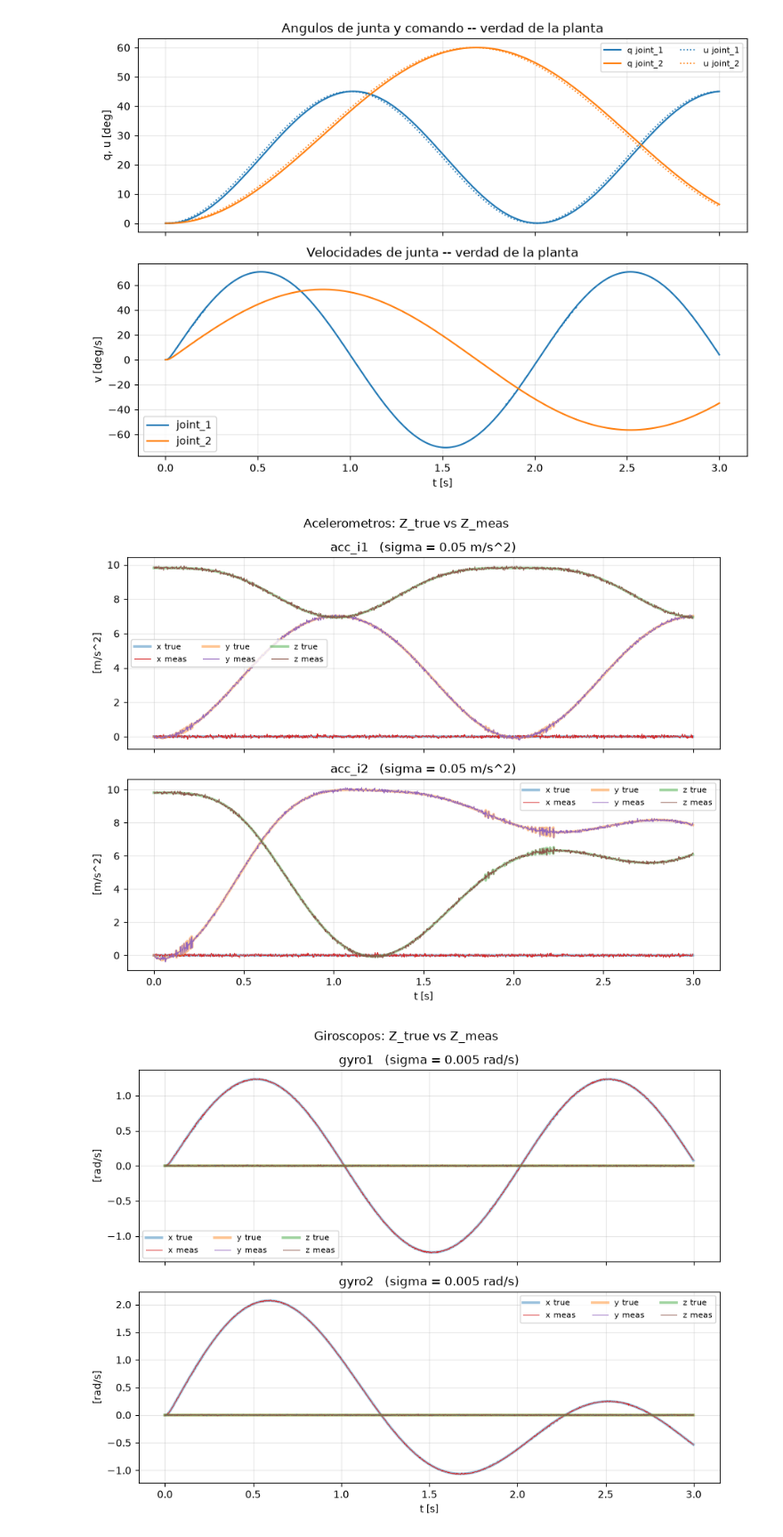
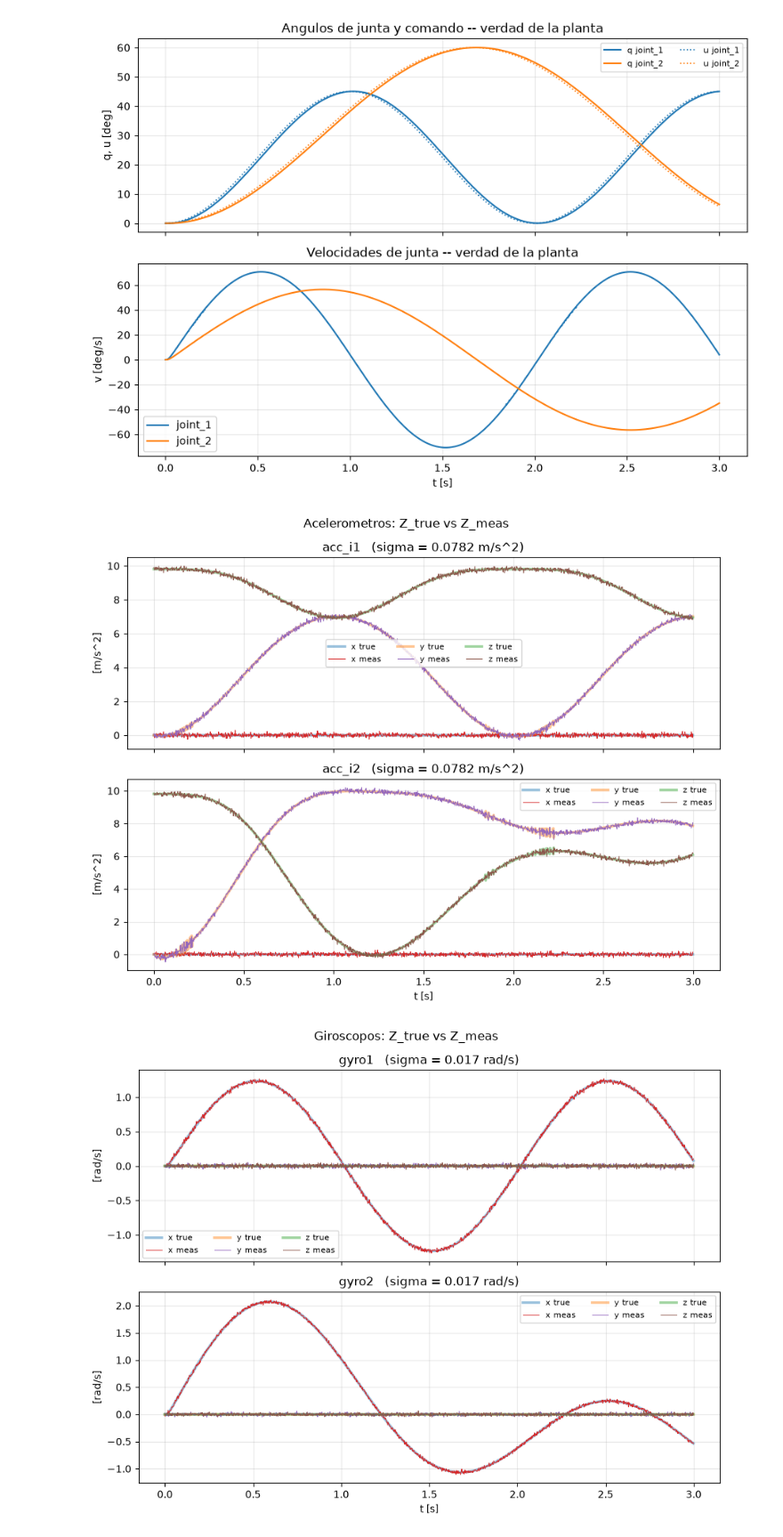
Before and after one commit to andrademarique-cpu/preERP, a Jupyter notebook: notebooks/finger_imu_toolkit.ipynb, the cells around one changed output. Shown at 89% size. Cells and saved outputs as stored; diff of their text form; code cells hidden in the pictures.

```diff
--- a/notebooks/finger_imu_toolkit.ipynb
+++ b/notebooks/finger_imu_toolkit.ipynb
@@ -263,0 +165,13 @@ IMU = 12 canales, filas [ 3  4  5  6  7  8 12 13 14 15 16 17]
+# %%
+from erp.sensors.mujoco import sensor_slice, rows_of
+
+# Define the sensor suite for this specific experiment
+IMU = ("acc_i1", "gyro1", "acc_i2", "gyro2")
+
+# Explicitly pass the model
+ROWS = rows_of(model_blind, *IMU)
+
+print(f"IMU = {ROWS.size} canales, filas {ROWS}")
+for i in range(model_blind.nsensor):
+    nm = model_blind.sensor(i).name
+    print(f"  {nm:18} {sensor_slice(nm, model_blind)}")
@@ -564,3 +295,19 @@ def sensor_noise(Z_true, seed, model=None, rows=None, R=None):
+# %%
+from erp.sim.mujoco import make_Q
+from erp.sensors.mujoco import make_R, sensor_noise
+
+# --- ruido de sensor y de proceso -------------------------------------------
+SIG_ACC, SIG_GYR = 0.05, 0.005    # m/s^2 y rad/s
+SIG_ALPHA = 12.0                  # rad/s^2 (1 sigma)
+SIG_ACT = 2e-4                    # rad
+
+# --- constantes del filtro CIEGO --------------------------------------------
+SIG_ACT_BLIND = 1e-2
+SIG_CM = 1e-4
+
+def make_Q_blind(model):
+    """Wrapper that applies the blind filter tuning constants."""
+    return make_Q(model, sig_alpha=SIG_ALPHA, sig_act=SIG_ACT_BLIND, sig_cm=SIG_CM)
 # %% [markdown]
 ## 6. Reference trajectory and plant rollout
 
@@ -957,14 +597,19 @@ CHI2_2D_95 = chi2.ppf(0.95, 2)      # 5.991 = radio^2 de la elipse del 95% en 2D
 # %% [markdown]
 ## Manual Implementation of the EKF
 # %%
+from erp.sensors.mujoco import make_R, sensor_noise
+
 SIG_ACC, SIG_GYR = 0.0782, 0.017    # m/s^2 y rad/s, especificacion del sensor
 SIG_ALPHA = 12.0
 
 # 1. VERDAD -- la planta si recibe u
 X_t, Z_true, U_t, T_t = plant_run(1500, seed=7)
 
-# 2. SENSOR -- una realizacion, la misma para todos los filtros
-Z_meas = sensor_noise(Z_true, seed=11)
+# 2. GENERATE DEPENDENCIES (Stateless)
+R_matrix = make_R(model_sim, SIG_ACC, SIG_GYR)
+
+# 3. SENSOR -- Inject noise explicitly
+Z_meas = sensor_noise(Z_true, seed=11, rows=ROWS, R=R_matrix)
 # %%
 # ============================================================================
 # FIGURA 1 -- ESTADO de la planta
@@ -1022,7 +667,7 @@ plt.show()
 # la traza fina de arriba es siempre Z_meas.
 # Los TRES ejes de cada sensor, no solo los activos: los hinges giran en x, asi que
 # acc_*_x y gyro*_{y,z} son cero en la verdad, y ahi el ruido es lo unico que hay.
-SIGMAS = np.sqrt(np.diag(make_R(model_sim)))
+SIGMAS = np.sqrt(np.diag(make_R(model_sim, SIG_ACC, SIG_GYR)))
 COLOR_TRUE = ("C0", "C1", "C2")     # x, y, z de Z_true
 COLOR_MEAS = ("C3", "C4", "C5")     # x, y, z de Z_meas
 
@@ -1038,35 +683,35 @@ def plot_sensor(ax, name, unit):
     for k, row in enumerate(range(sl.start, sl.stop)):
         axis = "xyz"[k]
         ax.plot(T_t[:-1], Z_true[:, row], color=COLOR_TRUE[k], lw=2.6, alpha=0.45,
                 label=f"{axis} true")
         ax.plot(T_t[:-1], Z_meas[:, row], color=COLOR_MEAS[k], lw=0.7,
                 label=f"{axis} meas")
     ax.set_title(f"{name}   (sigma = {SIGMAS[sl.start]:g} {unit})")
     ax.set_ylabel(f"[{unit}]")
     ax.grid(True, alpha=0.3)
     ax.legend(ncol=3, fontsize=8)
 
 
 # --- FIGURA 2: los dos acelerometros ----------------------------------------
 fig_acc, axes_acc = plt.subplots(2, 1, figsize=(9, 7), sharex=True)
 for ax, name in zip(axes_acc, ("acc_i1", "acc_i2")):
     plot_sensor(ax, name, "m/s^2")
 axes_acc[-1].set_xlabel("t [s]")
 fig_acc.suptitle("Acelerometros: Z_true vs Z_meas")
 fig_acc.tight_layout()
 plt.show()
 
 # --- FIGURA 3: los dos giroscopos -------------------------------------------
 fig_gyr, axes_gyr = plt.subplots(2, 1, figsize=(9, 7), sharex=True)
 for ax, name in zip(axes_gyr, ("gyro1", "gyro2")):
     plot_sensor(ax, name, "rad/s")
 axes_gyr[-1].set_xlabel("t [s]")
 fig_gyr.suptitle("Giroscopos: Z_true vs Z_meas")
 fig_gyr.tight_layout()
 plt.show()
 # %% [output]
-[figure, old version]
+[figure, new version]
-[figure, old version]
+[figure, new version]
 # %%
 t0 = time.perf_counter()
 filter_results = run_filter(model_blind,X_t,Z_meas)
```
Also changed, not shown: parts of 24 cells of this notebook, 27 other files.
